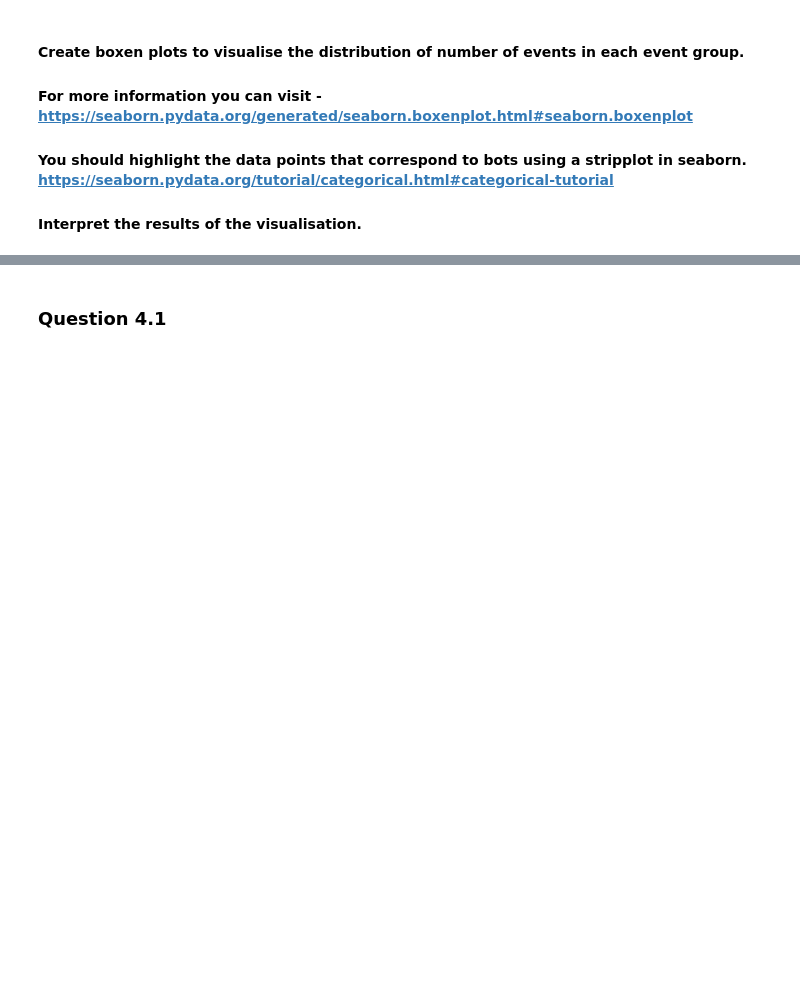
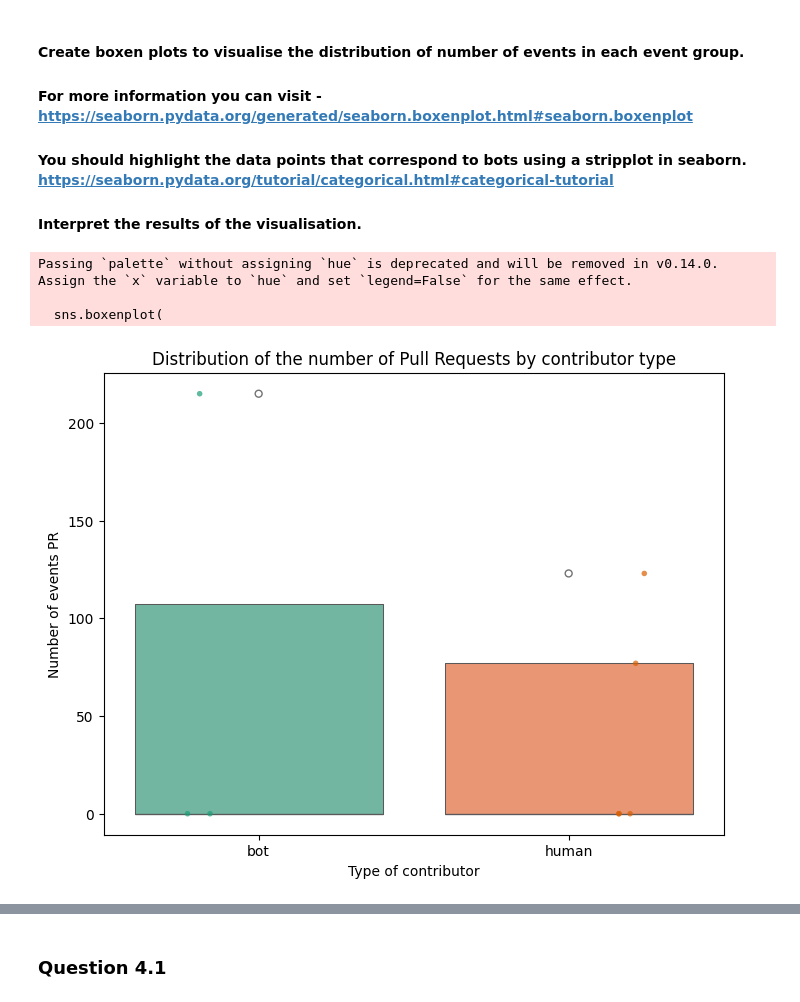
Before and after one commit to ari-ane/Software_Evolution_TP_bots, a Jupyter notebook: TP_bots_template.ipynb, the cells around one changed output, grey strips where cells are left out. Cells and saved outputs as stored; diff of their text form; code cells hidden in the pictures; blank space fills up the shorter version.

```diff
--- a/TP_bots_template.ipynb
+++ b/TP_bots_template.ipynb
@@ -584,4 +739,36 @@ df_medians.pivot(index='acc_type', columns='event_group', values='median')#.rese
 #### Interpret the results of the visualisation.
 # %%
 # YOUR CODE BELOW - Visualize number of events from pull request event group
+
+plt.figure(figsize=(8, 6))
+sns.boxenplot(
+    data=final_events_df,
+    x='acc_type',
+    y='PR',
+    palette='Set2',
+    width=0.8,
+)
+plt.title('Distribution of the number of Pull Requests by contributor type')
+
+
+sns.stripplot(
+    data=final_events_df,
+    x='acc_type',
+    y='PR',
+    hue='acc_type',
+    dodge=True,
+    palette='Dark2',
+    size=4,
+    alpha=0.7
+)
+plt.legend([],[], frameon=False)
+
+plt.ylabel('Number of events PR')
+plt.xlabel('Type of contributor')
+plt.show()
+# %% [output]
+Passing `palette` without assigning `hue` is deprecated and will be removed in v0.14.0. Assign the `x` variable to `hue` and set `legend=False` for the same effect.
+
+  sns.boxenplot(
+[figure, added]
 # %%
```
Also changed, not shown: parts of 22 cells of this notebook.
